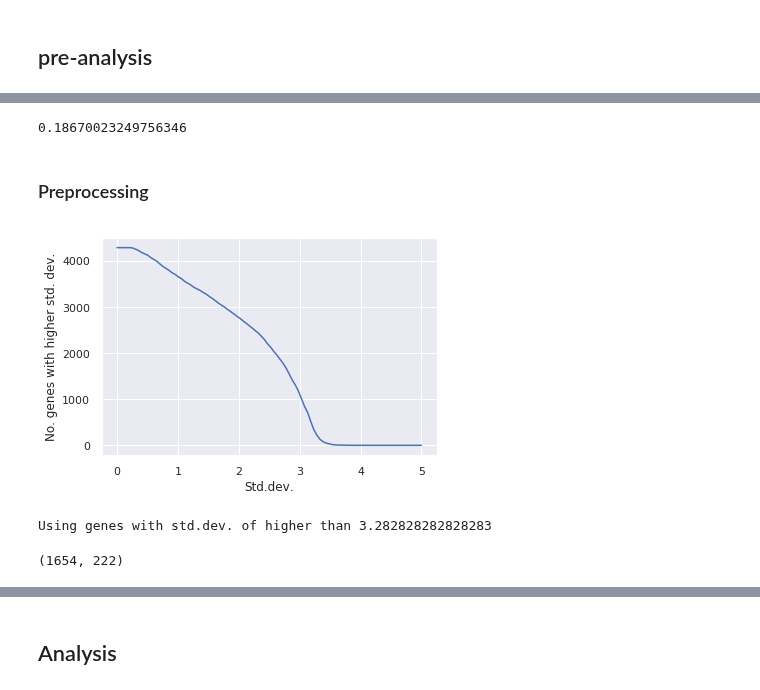
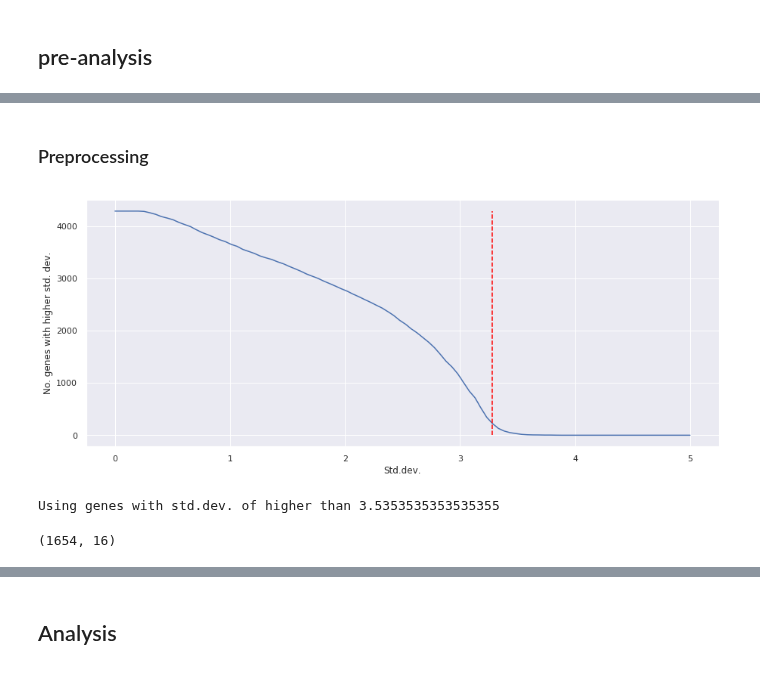
Before and after one commit to tobias-beers/RNA_visualization, a Jupyter notebook: Code/PyStan/Hierarchical_model_nestorowa.ipynb, the cells around one changed output, grey strips where cells are left out. Cells and saved outputs as stored; diff of their text form; code cells hidden in the pictures.

```diff
--- a/Code/PyStan/Hierarchical_model_nestorowa.ipynb
+++ b/Code/PyStan/Hierarchical_model_nestorowa.ipynb
@@ -151,7 +94,3 @@ plt.show()
-# %%
-adjusted_rand_score(labels, labels_test)
-# %% [output]
-0.18670023249756346
 # %% [markdown]
 ### Preprocessing
 # %%
@@ -163,26 +102,29 @@ for j in np.linspace(0,5,100):
     stdscores.append(sum(scores>j))
 # %%
 sns.set()
+plt.figure(figsize=(15,6))
 plt.plot(np.linspace(0,5,100), stdscores)
+plt.plot([np.linspace(0,5,100)[65],np.linspace(0,5,100)[65]], [0,stdscores[0]], c = 'red', linestyle='--')
 plt.ylabel('No. genes with higher std. dev.')
 plt.xlabel('Std.dev.')
 plt.show()
 # %% [output]
-[figure, old version]
+[figure, new version]
 # %%
 genemask = []
 for i in range(D):
-    if np.std(data[:,i])>np.linspace(0,5,100)[65]:
+    if np.std(data[:,i])>np.linspace(0,5,100)[70]:
         genemask.append(True)
     else:
         genemask.append(False)
 genemask = np.array(genemask)
-print('Using genes with std.dev. of higher than %s'%str(np.linspace(0,5,100)[65]))
+print('Using genes with std.dev. of higher than %s'%str(np.linspace(0,5,100)[70]))
 # %% [output]
-Using genes with std.dev. of higher than 3.282828282828283
+Using genes with std.dev. of higher than 3.5353535353535355
 # %%
 cropped_data = data[:,genemask]
-# %%
-np.shape(cropped_data)
-# %% [output]
-(1654, 222)
+# %%
+N,D = np.shape(cropped_data)
+print((N,D))
+# %% [output]
+(1654, 16)
```
Also changed, not shown: parts of 28 cells of this notebook, 8 other files.
